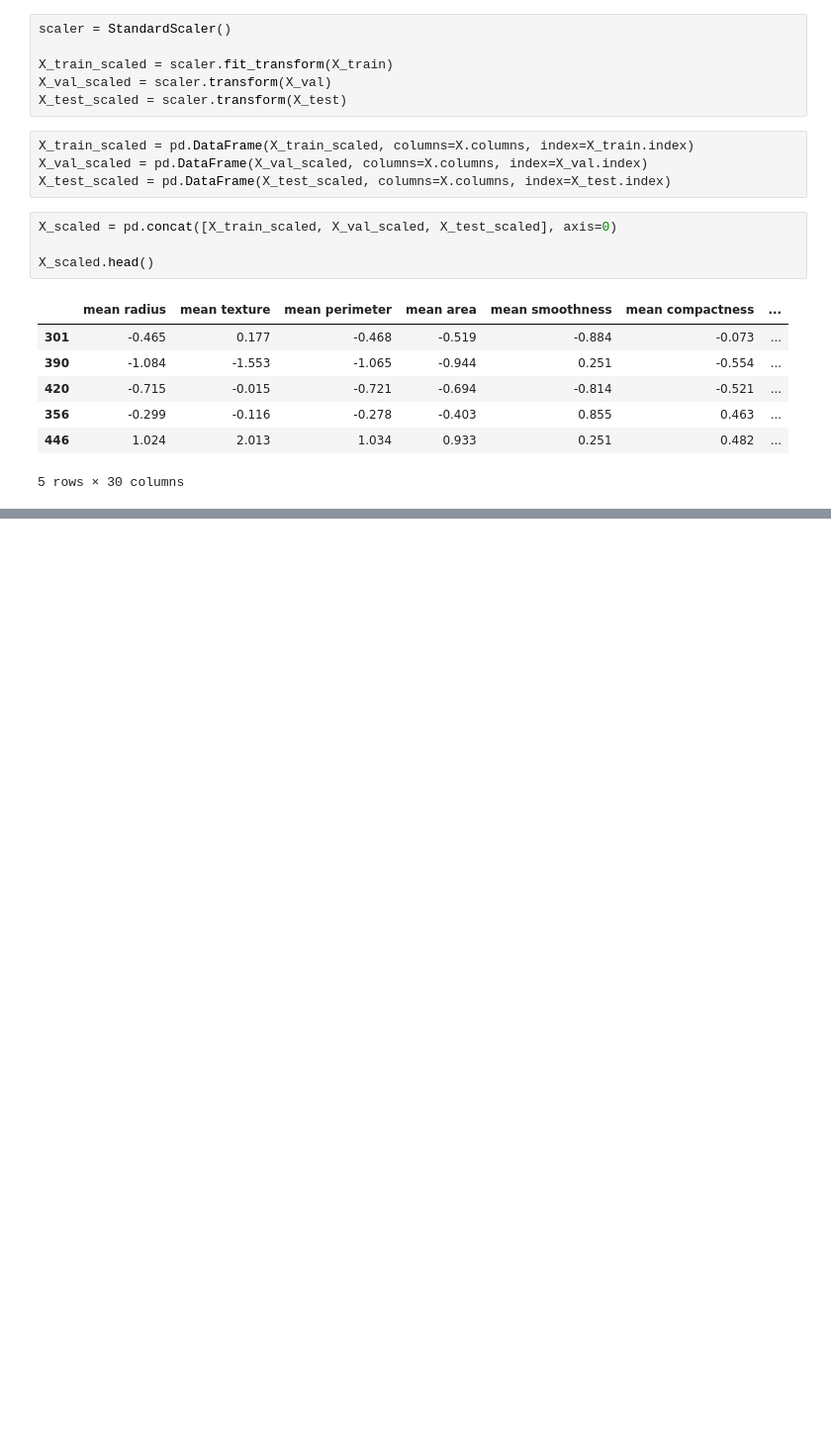
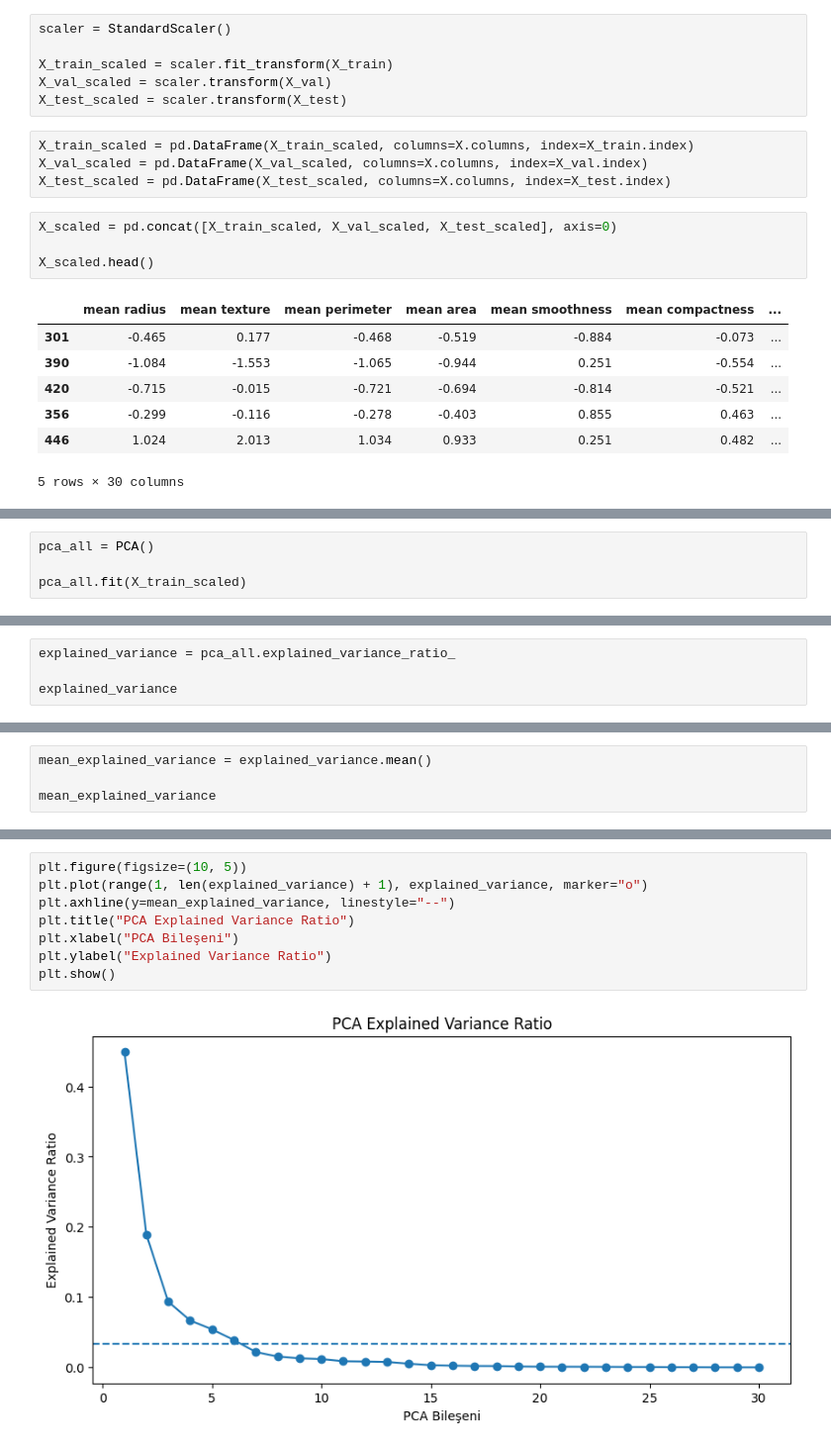
Before and after one commit to BenYILDO/breast_cancer_ML, a Jupyter notebook: MachineLearning.ipynb, the cells around one changed output, grey strips where cells are left out. Shown at 99% size. Drawn from its saved outputs; the diff is of its cells as text; blank space fills up the shorter version.

```diff
--- a/MachineLearning.ipynb
+++ b/MachineLearning.ipynb
@@ -504,0 +523,4 @@ X_scaled.head()
+# %%
+pca_all = PCA()
+
+pca_all.fit(X_train_scaled)
@@ -504,0 +529,4 @@ X_scaled.head()
+# %%
+explained_variance = pca_all.explained_variance_ratio_
+
+explained_variance
@@ -504,0 +542,4 @@ X_scaled.head()
+# %%
+mean_explained_variance = explained_variance.mean()
+
+mean_explained_variance
@@ -504,0 +579,10 @@ X_scaled.head()
+# %%
+plt.figure(figsize=(10, 5))
+plt.plot(range(1, len(explained_variance) + 1), explained_variance, marker="o")
+plt.axhline(y=mean_explained_variance, linestyle="--")
+plt.title("PCA Explained Variance Ratio")
+plt.xlabel("PCA Bileşeni")
+plt.ylabel("Explained Variance Ratio")
+plt.show()
+# %% [output]
+[figure, added]
```
Also changed, not shown: parts of 19 cells of this notebook.
